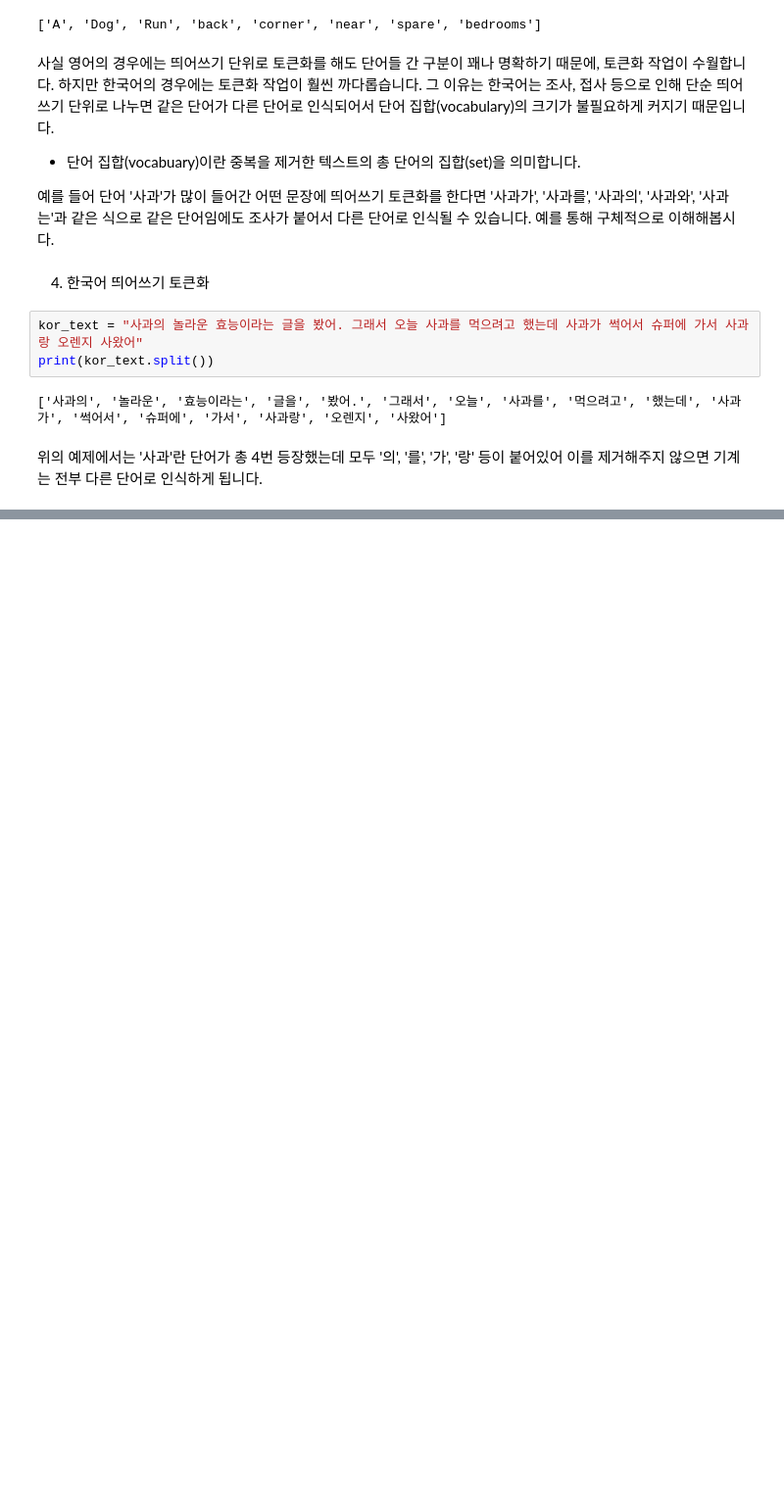
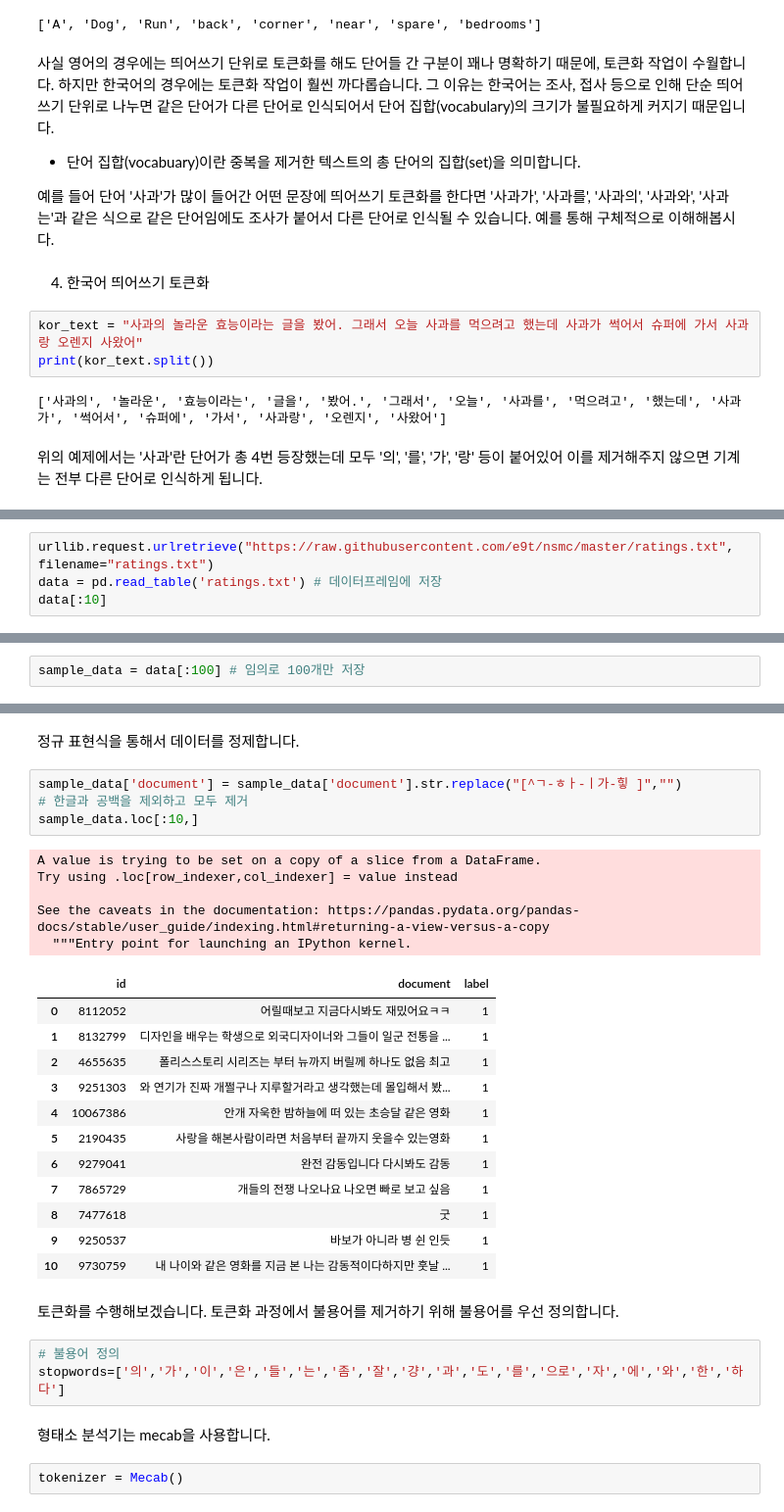
Before and after one commit to Namsik-Yoon/pytorch_basic, a Jupyter notebook: 7. 자연어 처리의 전처리.ipynb, the cells around one changed output, grey strips where cells are left out. Shown at 98% size. Cells and saved outputs as stored; diff of their text form; blank space fills up the shorter version.

```diff
--- a/7. 자연어 처리의 전처리.ipynb
+++ b/7. 자연어 처리의 전처리.ipynb
@@ -77,0 +131,4 @@ print(kor_text.split())
+# %%
+urllib.request.urlretrieve("https://raw.githubusercontent.com/e9t/nsmc/master/ratings.txt", filename="ratings.txt")
+data = pd.read_table('ratings.txt') # 데이터프레임에 저장
+data[:10]
@@ -77,0 +151,2 @@ print(kor_text.split())
+# %%
+sample_data = data[:100] # 임의로 100개만 저장
@@ -77,0 +155,33 @@ print(kor_text.split())
+# %% [markdown]
+정규 표현식을 통해서 데이터를 정제합니다.
+# %%
+sample_data['document'] = sample_data['document'].str.replace("[^ㄱ-ㅎㅏ-ㅣ가-힣 ]","")
+# 한글과 공백을 제외하고 모두 제거
+sample_data.loc[:10,]
+# %% [output]
+A value is trying to be set on a copy of a slice from a DataFrame.
+Try using .loc[row_indexer,col_indexer] = value instead
+
+See the caveats in the documentation: https://pandas.pydata.org/pandas-docs/stable/user_guide/indexing.html#returning-a-view-versus-a-copy
+  """Entry point for launching an IPython kernel.
+|  | id | document | label |
+| 0 | 8112052 | 어릴때보고 지금다시봐도 재밌어요ㅋㅋ | 1 |
+| 1 | 8132799 | 디자인을 배우는 학생으로 외국디자이너와 그들이 일군 전통을 ... | 1 |
+| 2 | 4655635 | 폴리스스토리 시리즈는 부터 뉴까지 버릴께 하나도 없음 최고 | 1 |
+| 3 | 9251303 | 와 연기가 진짜 개쩔구나 지루할거라고 생각했는데 몰입해서 봤... | 1 |
+| 4 | 10067386 | 안개 자욱한 밤하늘에 떠 있는 초승달 같은 영화 | 1 |
+| 5 | 2190435 | 사랑을 해본사람이라면 처음부터 끝까지 웃을수 있는영화 | 1 |
+| 6 | 9279041 | 완전 감동입니다 다시봐도 감동 | 1 |
+| 7 | 7865729 | 개들의 전쟁 나오나요 나오면 빠로 보고 싶음 | 1 |
+| 8 | 7477618 | 굿 | 1 |
+| 9 | 9250537 | 바보가 아니라 병 쉰 인듯 | 1 |
+| 10 | 9730759 | 내 나이와 같은 영화를 지금 본 나는 감동적이다하지만 훗날 ... | 1 |
+# %% [markdown]
+토큰화를 수행해보겠습니다. 토큰화 과정에서 불용어를 제거하기 위해 불용어를 우선 정의합니다.
+# %%
+# 불용어 정의
+stopwords=['의','가','이','은','들','는','좀','잘','걍','과','도','를','으로','자','에','와','한','하다']
+# %% [markdown]
+형태소 분석기는 mecab을 사용합니다.
+# %%
+tokenizer = Mecab()
```
Also changed, not shown: parts of 145 cells of this notebook.
